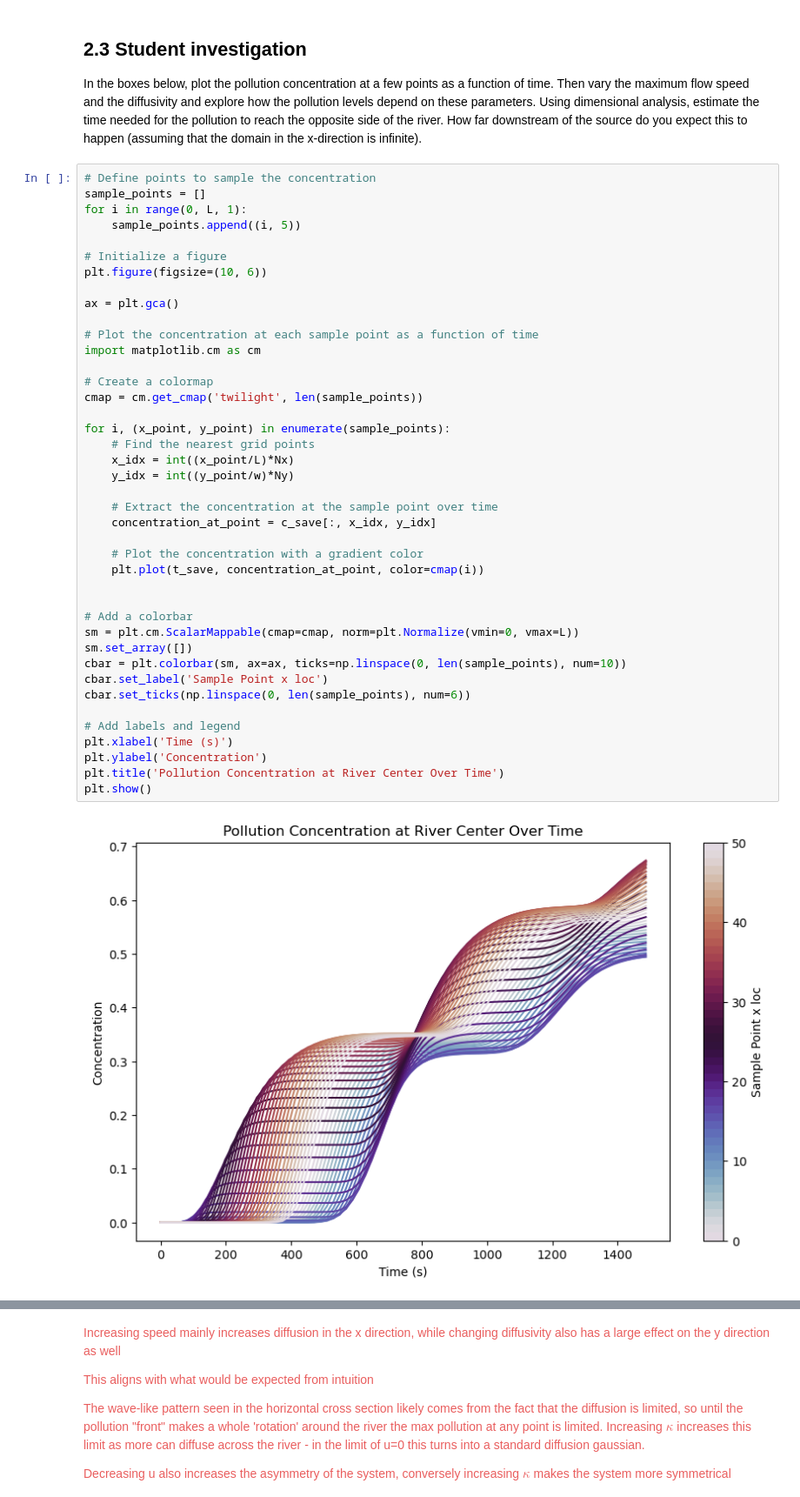
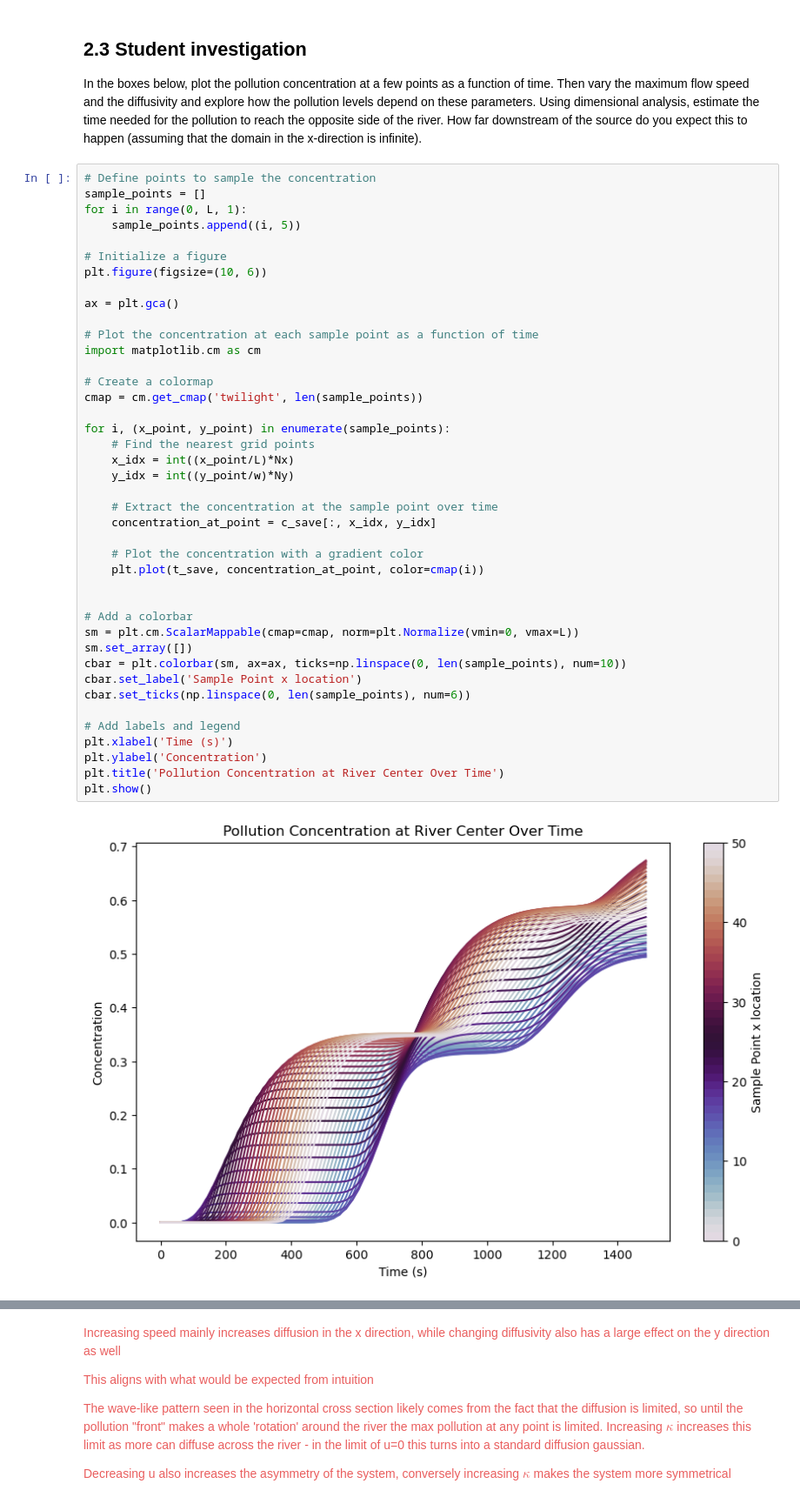
Before and after one commit to louis-de-neve/QCES, a Jupyter notebook: Project2_transport.ipynb, the cells around one changed output, grey strips where cells are left out. Shown at 87% size. Drawn from its saved outputs; the diff is of its cells as text.

```diff
--- a/Project2_transport.ipynb
+++ b/Project2_transport.ipynb
@@ -410,35 +413,35 @@ ax = plt.gca()
 # Plot the concentration at each sample point as a function of time
 import matplotlib.cm as cm
 
 # Create a colormap
 cmap = cm.get_cmap('twilight', len(sample_points))
 
 for i, (x_point, y_point) in enumerate(sample_points):
     # Find the nearest grid points
     x_idx = int((x_point/L)*Nx)
     y_idx = int((y_point/w)*Ny)
 
     # Extract the concentration at the sample point over time
     concentration_at_point = c_save[:, x_idx, y_idx]
 
     # Plot the concentration with a gradient color
     plt.plot(t_save, concentration_at_point, color=cmap(i))
 
 
 # Add a colorbar
 sm = plt.cm.ScalarMappable(cmap=cmap, norm=plt.Normalize(vmin=0, vmax=L))
 sm.set_array([])
 cbar = plt.colorbar(sm, ax=ax, ticks=np.linspace(0, len(sample_points), num=10))
-cbar.set_label('Sample Point x loc')
+cbar.set_label('Sample Point x location')
 cbar.set_ticks(np.linspace(0, len(sample_points), num=6))
 
 # Add labels and legend
 plt.xlabel('Time (s)')
 plt.ylabel('Concentration')
 plt.title('Pollution Concentration at River Center Over Time')
 plt.show()
 # %% [output]
-[figure, old version]
+[figure, new version]
 # %%
 # Define points to sample the concentration
 sample_points = []
```
Also changed, not shown: parts of 5 cells of this notebook, 2 other files.
